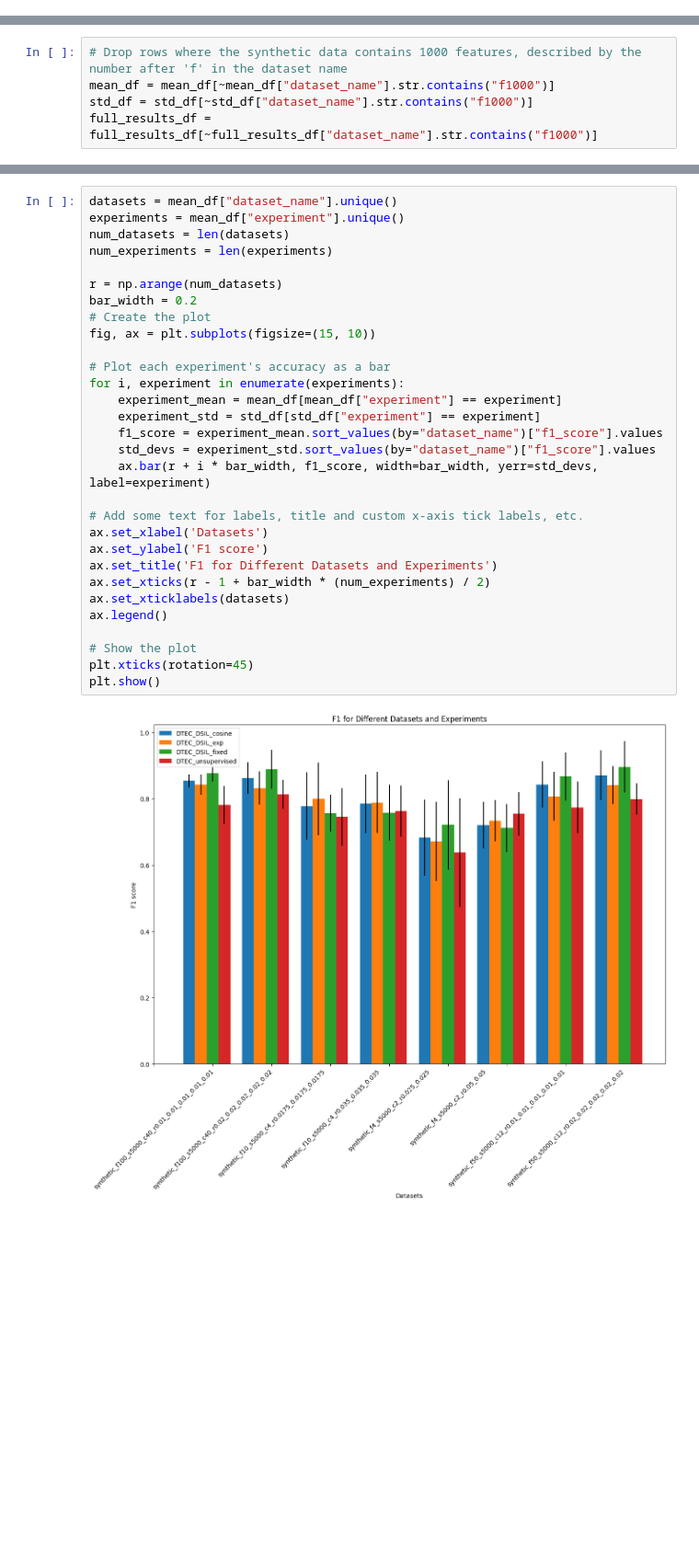
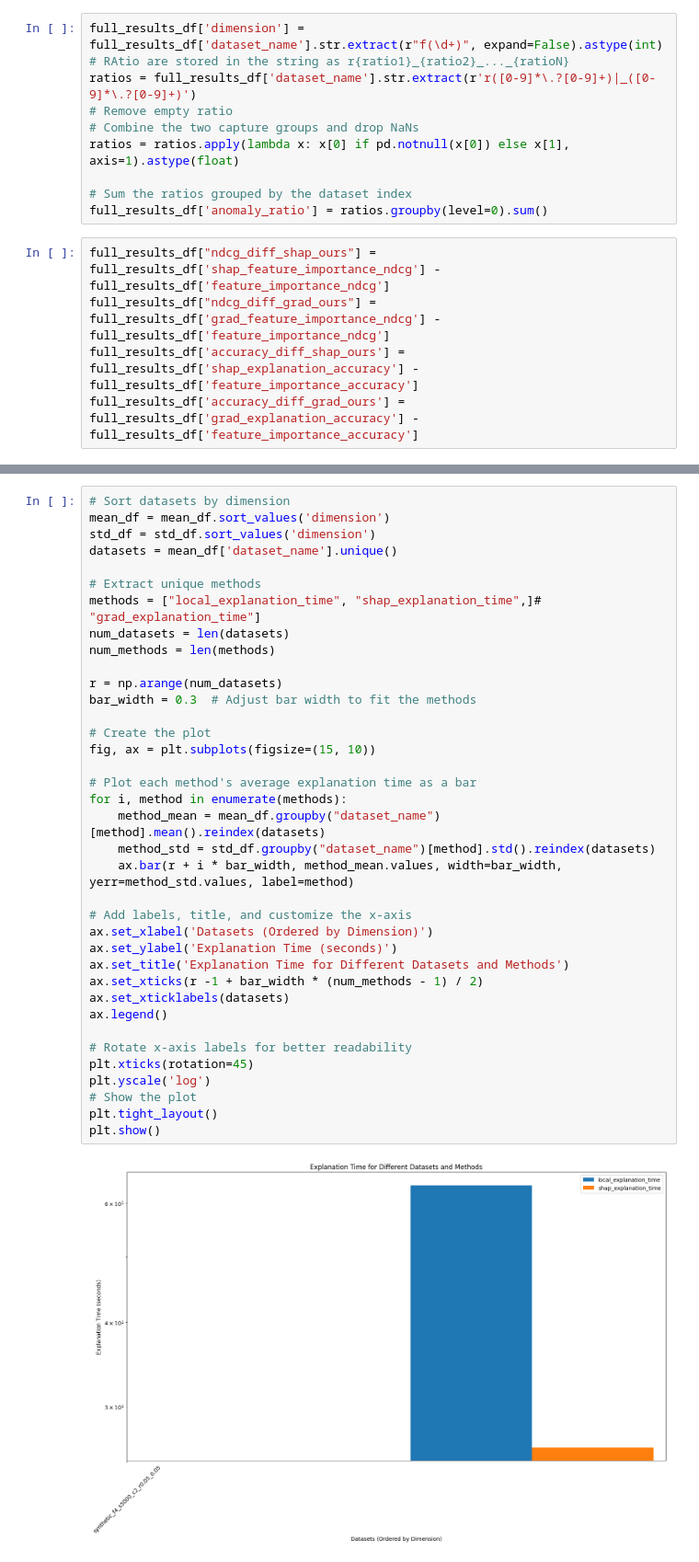
Before and after one commit to ElouanV/iterative_learning_for_anomaly_detection, a Jupyter notebook: notebooks/read_explainability_results.ipynb, the cells around one changed output, grey strips where cells are left out. Shown at 92% size. Cells and saved outputs as stored; diff of their text form; blank space fills up the shorter version.

```diff
--- a/notebooks/read_explainability_results.ipynb
+++ b/notebooks/read_explainability_results.ipynb
@@ -93,3 +66,18 @@ full_results_df.head()
+# %%
+full_results_df['dimension'] = full_results_df['dataset_name'].str.extract(r"f(\d+)", expand=False).astype(int)
+# RAtio are stored in the string as r{ratio1}_{ratio2}_..._{ratioN}
+ratios = full_results_df['dataset_name'].str.extract(r'r([0-9]*\.?[0-9]+)|_([0-9]*\.?[0-9]+)')
+# Remove empty ratio
+# Combine the two capture groups and drop NaNs
+ratios = ratios.apply(lambda x: x[0] if pd.notnull(x[0]) else x[1], axis=1).astype(float)
+
+# Sum the ratios grouped by the dataset index
+full_results_df['anomaly_ratio'] = ratios.groupby(level=0).sum()
+# %%
+full_results_df["ndcg_diff_shap_ours"] = full_results_df['shap_feature_importance_ndcg'] - full_results_df['feature_importance_ndcg']
+full_results_df["ndcg_diff_grad_ours"] = full_results_df['grad_feature_importance_ndcg'] - full_results_df['feature_importance_ndcg']
+full_results_df['accuracy_diff_shap_ours'] = full_results_df['shap_explanation_accuracy'] - full_results_df['feature_importance_accuracy']
+full_results_df['accuracy_diff_grad_ours'] = full_results_df['grad_explanation_accuracy'] - full_results_df['feature_importance_accuracy']
 # %%
 # Compute mean and std for each dataset with different version, but same experiment name
 temp_df = full_results_df.drop(columns=['training_method', "dataset_version"])
@@ -96,10 +85,5 @@ temp_df = full_results_df.drop(columns=['training_method', "dataset_version"])
 mean_df = temp_df.groupby(["experiment", "dataset_name"]).mean().reset_index()
 std_df = temp_df.groupby(["experiment", "dataset_name"]).std().reset_index()
-# %%
-# Drop rows where the synthetic data contains 1000 features, described by the number after 'f' in the dataset name
-mean_df = mean_df[~mean_df["dataset_name"].str.contains("f1000")]
-std_df = std_df[~std_df["dataset_name"].str.contains("f1000")]
-full_results_df = full_results_df[~full_results_df["dataset_name"].str.contains("f1000")]
 # %%
 print(full_results_df['experiment'].unique())
 print(full_results_df['dataset_name'].unique())
@@ -116,32 +109,39 @@ print(full_results_df['dataset_name'].unique())
 # %%
-datasets = mean_df["dataset_name"].unique()
-experiments = mean_df["experiment"].unique()
+# Sort datasets by dimension
+mean_df = mean_df.sort_values('dimension')
+std_df = std_df.sort_values('dimension')
+datasets = mean_df['dataset_name'].unique()
+
+# Extract unique methods
+methods = ["local_explanation_time", "shap_explanation_time",]# "grad_explanation_time"]
 num_datasets = len(datasets)
-num_experiments = len(experiments)
+num_methods = len(methods)
 
 r = np.arange(num_datasets)
-bar_width = 0.2
+bar_width = 0.3  # Adjust bar width to fit the methods
+
 # Create the plot
 fig, ax = plt.subplots(figsize=(15, 10))
 
-# Plot each experiment's accuracy as a bar
-for i, experiment in enumerate(experiments):
-    experiment_mean = mean_df[mean_df["experiment"] == experiment]
-    experiment_std = std_df[std_df["experiment"] == experiment]
-    f1_score = experiment_mean.sort_values(by="dataset_name")["f1_score"].values
-    std_devs = experiment_std.sort_values(by="dataset_name")["f1_score"].values
-    ax.bar(r + i * bar_width, f1_score, width=bar_width, yerr=std_devs, label=experiment)
+# Plot each method's average explanation time as a bar
+for i, method in enumerate(methods):
+    method_mean = mean_df.groupby("dataset_name")[method].mean().reindex(datasets)
+    method_std = std_df.groupby("dataset_name")[method].std().reindex(datasets)
+    ax.bar(r + i * bar_width, method_mean.values, width=bar_width, yerr=method_std.values, label=method)
 
-# Add some text for labels, title and custom x-axis tick labels, etc.
-ax.set_xlabel('Datasets')
-ax.set_ylabel('F1 score')
-ax.set_title('F1 for Different Datasets and Experiments')
-ax.set_xticks(r - 1 + bar_width * (num_experiments) / 2)
+# Add labels, title, and customize the x-axis
+ax.set_xlabel('Datasets (Ordered by Dimension)')
+ax.set_ylabel('Explanation Time (seconds)')
+ax.set_title('Explanation Time for Different Datasets and Methods')
+ax.set_xticks(r -1 + bar_width * (num_methods - 1) / 2)
 ax.set_xticklabels(datasets)
 ax.legend()
 
+# Rotate x-axis labels for better readability
+plt.xticks(rotation=45)
+plt.yscale('log')
 # Show the plot
-plt.xticks(rotation=45)
+plt.tight_layout()
 plt.show()
 # %% [output]
-[figure, old version]
+[figure, new version]
```
Also changed, not shown: parts of 33 cells of this notebook, 17 other files.
